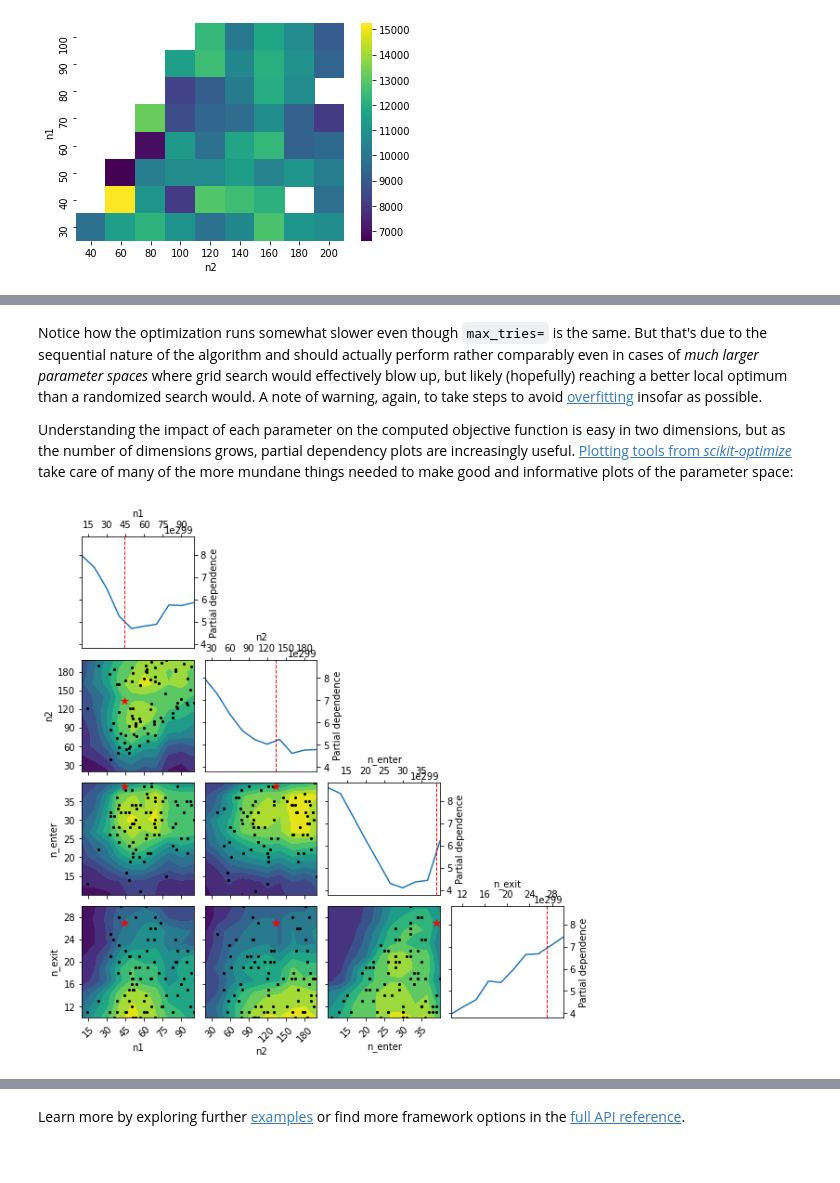
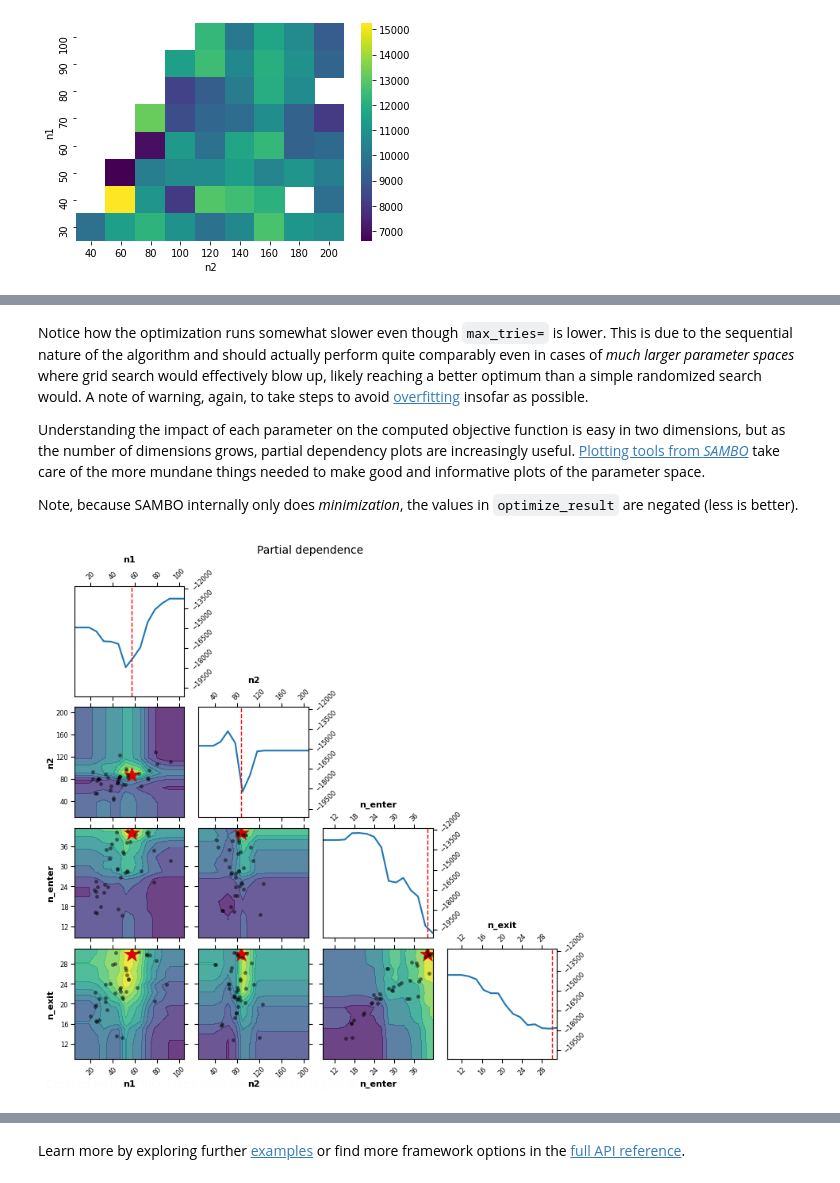
Before and after one commit to kernc/backtesting.py, a Jupyter notebook: doc/examples/Parameter Heatmap & Optimization.ipynb, the cells around one changed output, grey strips where cells are left out. Cells and saved outputs as stored; diff of their text form; code cells hidden in the pictures.

```diff
--- a/doc/examples/Parameter Heatmap & Optimization.ipynb
+++ b/doc/examples/Parameter Heatmap & Optimization.ipynb
@@ -220,17 +223,20 @@ n1  n2   n_enter  n_exit
 Name: Equity Final [$], dtype: float64
 # %% [markdown]
-Notice how the optimization runs somewhat slower even though `max_tries=` is the same. But that's due to the sequential nature of the algorithm and should actually perform rather comparably even in cases of _much larger parameter spaces_ where grid search would effectively blow up, but likely (hopefully) reaching a better local optimum than a randomized search would.
+Notice how the optimization runs somewhat slower even though `max_tries=` is lower. This is due to the sequential nature of the algorithm and should actually perform quite comparably even in cases of _much larger parameter spaces_ where grid search would effectively blow up, likely reaching a better optimum than a simple randomized search would.
 A note of warning, again, to take steps to avoid
 [overfitting](https://en.wikipedia.org/wiki/Overfitting)
 insofar as possible.
 
 Understanding the impact of each parameter on the computed objective function is easy in two dimensions, but as the number of dimensions grows, partial dependency plots are increasingly useful.
-[Plotting tools from _scikit-optimize_](https://scikit-optimize.github.io/stable/modules/plots.html)
-take care of many of the more mundane things needed to make good and informative plots of the parameter space:
+[Plotting tools from _SAMBO_](https://sambo-optimization.github.io/doc/sambo/plot.html)
+take care of the more mundane things needed to make good and informative plots of the parameter space.
+
+Note, because SAMBO internally only does _minimization_, the values in `optimize_result` are negated (less is better).
-# %%
-from skopt.plots import plot_objective
-
-_ = plot_objective(optimize_result, n_points=10)
-# %% [output]
-[figure, removed]
+# %%
+from sambo.plot import plot_objective
+
+names = ['n1', 'n2', 'n_enter', 'n_exit']
+_ = plot_objective(optimize_result, names=names, estimator='et')
+# %% [output]
+[figure, added]
 # %%
```
Also changed, not shown: parts of 12 cells of this notebook, 5 other files.
